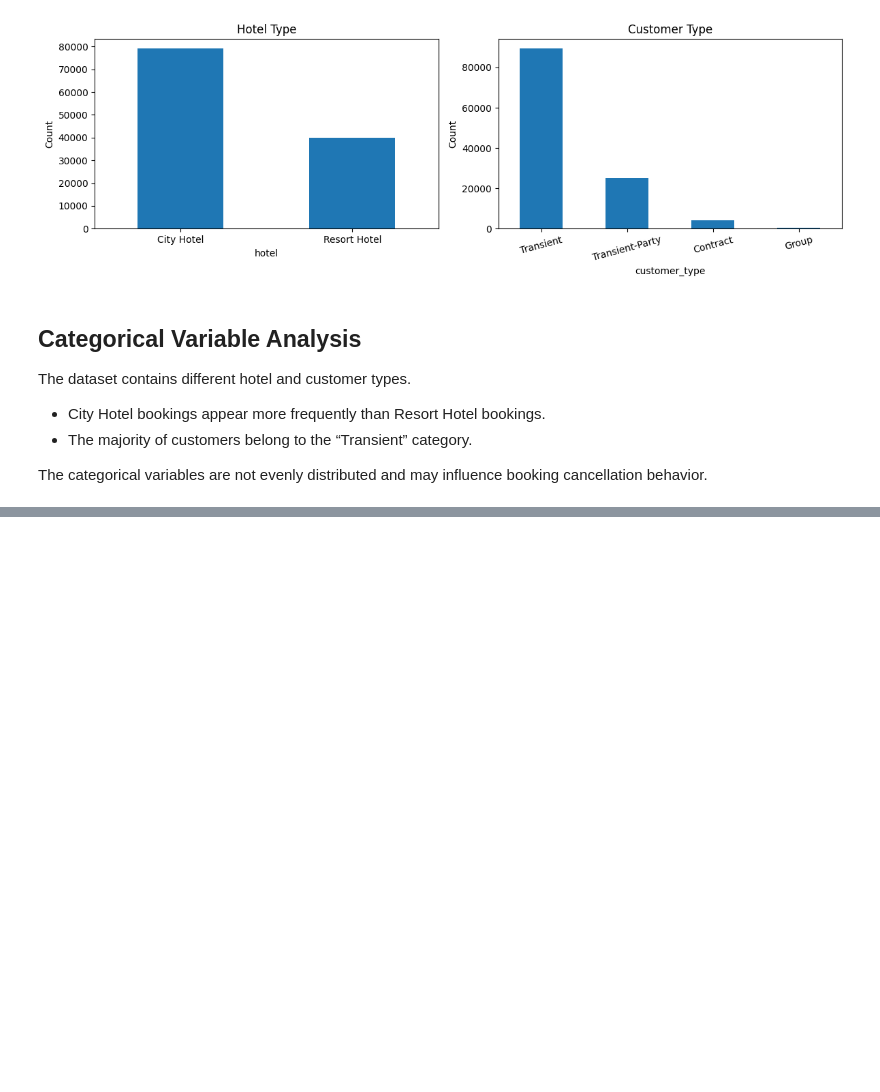
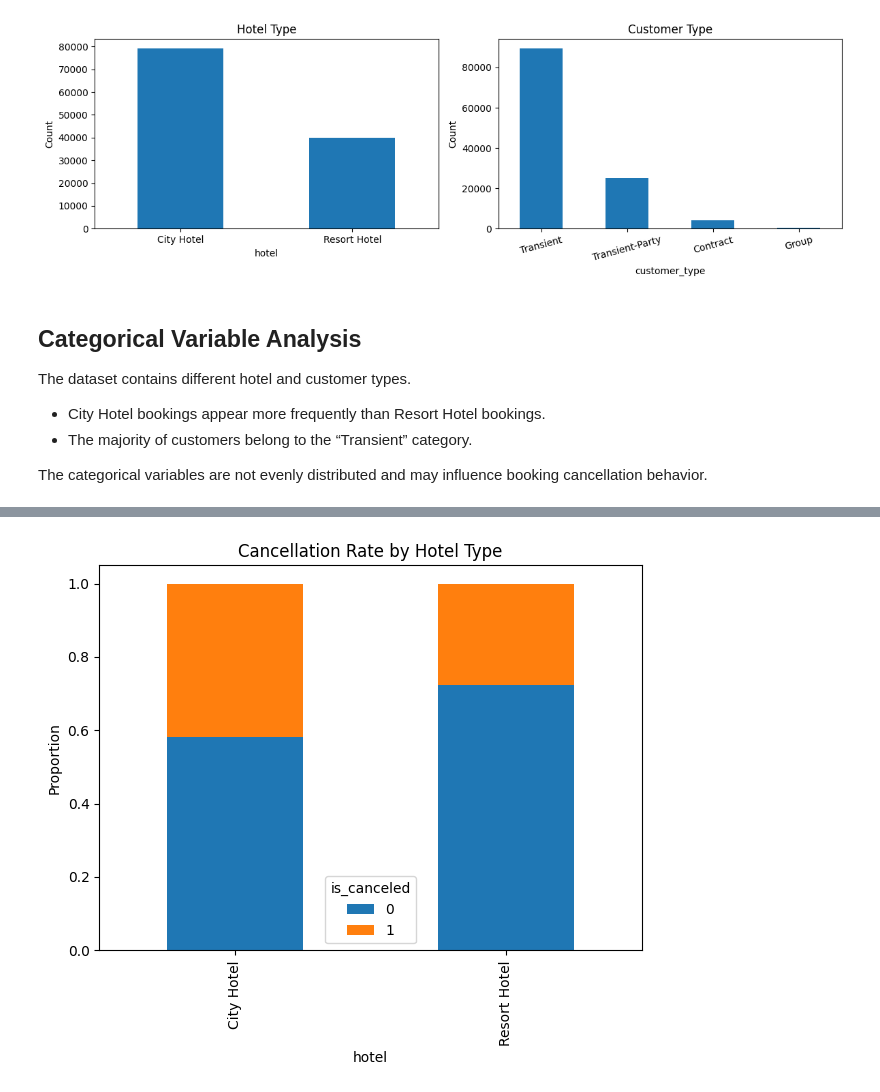
Before and after one commit to trangngo3001/LAEM-Hotel-booking-, a Jupyter notebook: Notebook/01_understanding_data.ipynb, the cells around one changed output, grey strips where cells are left out. Saved outputs shown, nothing was run; the diff lists cells and outputs as text; code cells hidden in the pictures; blank space fills up the shorter version.

```diff
--- a/Notebook/01_understanding_data.ipynb
+++ b/Notebook/01_understanding_data.ipynb
@@ -266,0 +501,19 @@ The categorical variables are not evenly distributed and may influence booking c
+# %%
+hotel_cancel = pd.crosstab(
+   df['hotel'],
+   df['is_canceled'],
+   normalize='index'
+)
+
+hotel_cancel.plot(
+   kind='bar',
+   stacked=True,
+   figsize=(7,5)
+)
+
+plt.title('Cancellation Rate by Hotel Type')
+plt.ylabel('Proportion')
+
+plt.show()
+# %% [output]
+[figure, added]
```
Also changed, not shown: parts of 51 cells of this notebook.
